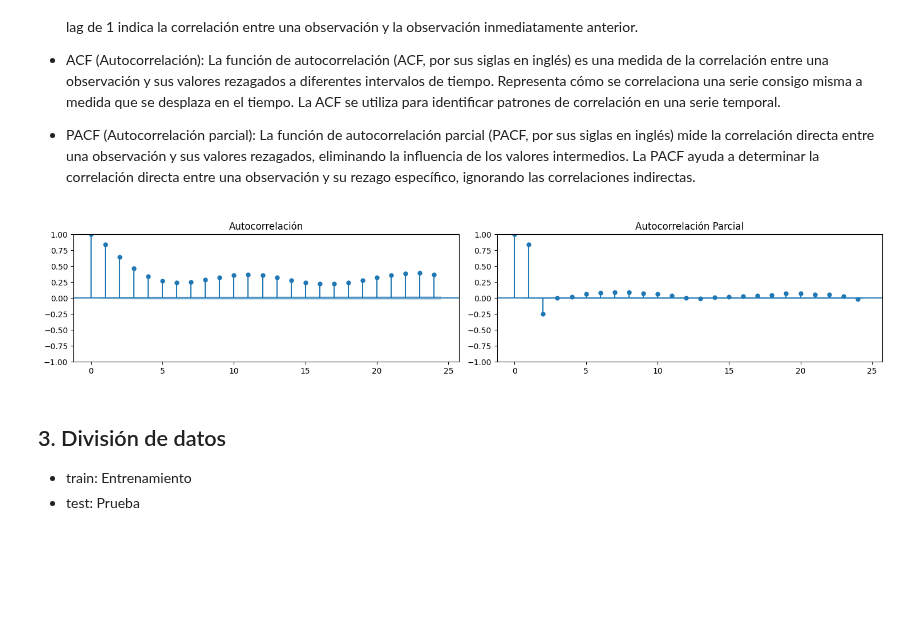
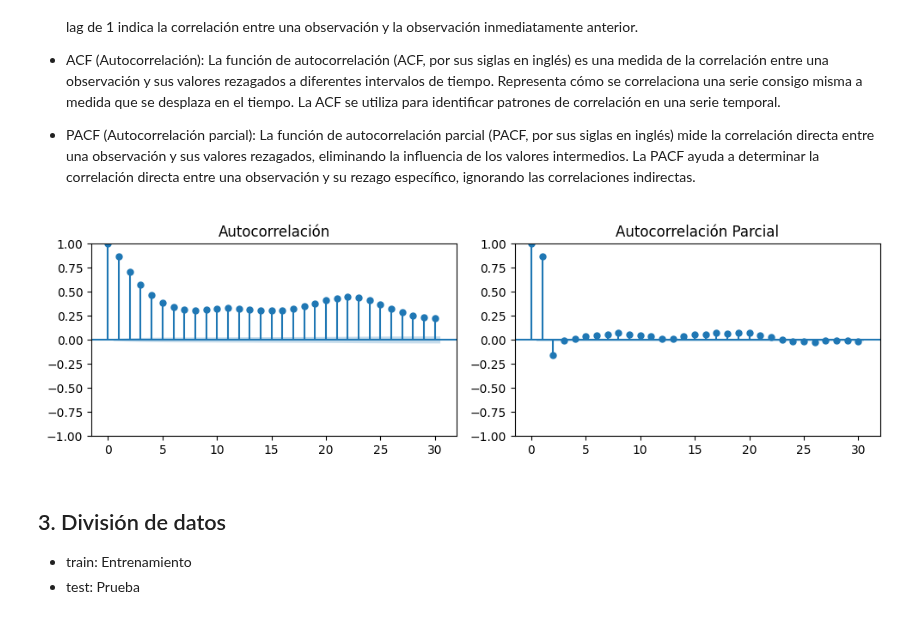
Before and after one commit to EmmaMontalban/grupo1_analisis, a Jupyter notebook: modelos/5. modelo_arima_Emma.ipynb, the cells around one changed output. Cells and saved outputs as stored; diff of their text form; code cells hidden in the pictures; blank space fills up the shorter version.

```diff
--- a/modelos/5. modelo_arima_Emma.ipynb
+++ b/modelos/5. modelo_arima_Emma.ipynb
@@ -40,7 +39,7 @@ warnings.filterwarnings("ignore")
 * Establecer la fecha como índice del dataframe
 # %%
 df = pd.read_csv('../data/calidad_aire_clean_outliers.csv', delimiter=',')
-df = df[['FECHA', 'NO2']]
+df = df[['FECHA', 'ICA']]
 df["FECHA"] = pd.to_datetime(df["FECHA"], format="%Y-%m-%d %H:%M:%S")
 df.set_index("FECHA", inplace = True)
 df.dropna(inplace = True, axis = "rows")
@@ -68,16 +71,12 @@ memory usage: 482.2 KB
 # %%
-# separar x y la y para el gráfico
 x = df.index
-
-y = df["NO2"]
+y = df["ICA"]
 y_media = [np.mean(y) for _ in y]
 
 # visualización de los datos anteriores a los largo de los años
 fig = plt.figure(figsize = (15, 5))
 ax = fig.subplots(1, 1)
 
-# la serie original parece ser estacionaria si nos fijamos en su comportamiento, ya que la media es la misma en
-# tramos diferentes de la serie.
 ax.plot(x, y, label = "Serie Original")
 ax.plot(x, y_media, label = "Media de la Serie Original")
 ax.set_ylim(0, np.max(y)*1.3)
@@ -135,18 +139,18 @@ p-valor: 2.4003365236628887e-25
 * PACF (Autocorrelación parcial): La función de autocorrelación parcial (PACF, por sus siglas en inglés) mide la correlación directa entre una
   observación y sus valores rezagados, eliminando la influencia de los valores intermedios. La PACF ayuda a determinar la correlación directa entre una observación y su rezago específico, ignorando las correlaciones indirectas.
 # %%
-LAGS = 24
+LAGS = 30
 
-fig = plt.figure(figsize = (15, 3))
+fig = plt.figure(figsize = (10, 3))
 (ax1, ax2) = fig.subplots(1, 2)
 
 # Gráfico de ACF(autocorrelación) y PACF(Autocorrelación Parcial)
 plot_acf(y, ax = ax1, lags = LAGS, title = "Autocorrelación")
 plot_pacf(y, ax = ax2, lags = LAGS, title = "Autocorrelación Parcial")
 
 fig.tight_layout()
 # %% [output]
-[figure, old version]
+[figure, new version]
 # %% [markdown]
 ## 3. División de datos
 
```
Also changed, not shown: parts of 26 cells of this notebook, 1 other file.
